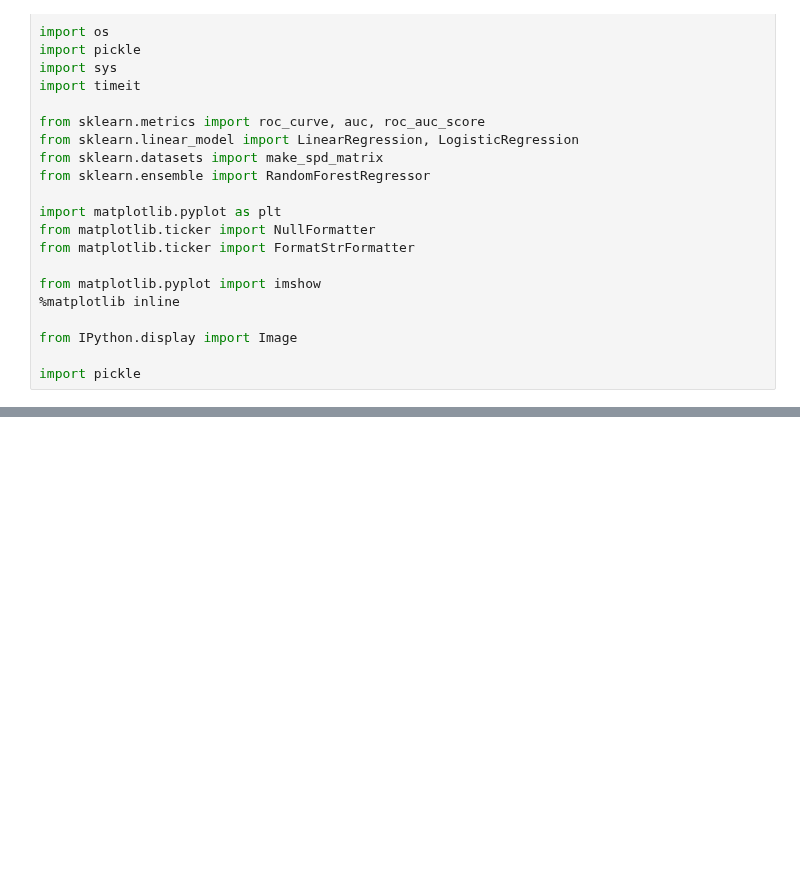
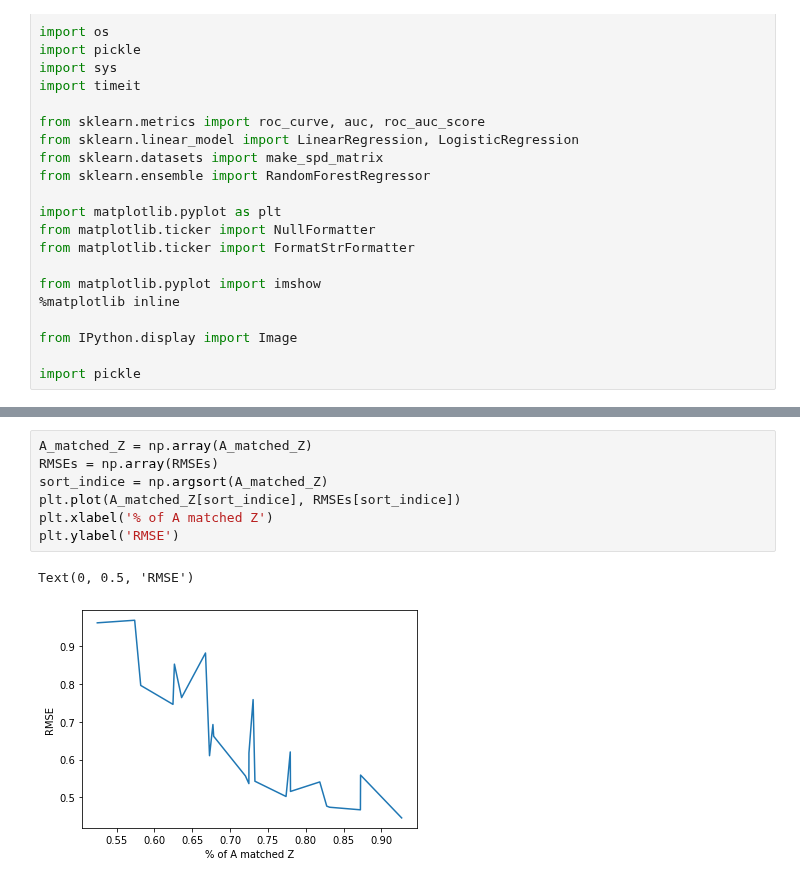
Before and after one commit to yanboxu/split-treatment-simulation, a Jupyter notebook: simulation.ipynb, the cells around one changed output, grey strips where cells are left out. Cells and saved outputs as stored; diff of their text form; blank space fills up the shorter version.

```diff
--- a/simulation.ipynb
+++ b/simulation.ipynb
@@ -27 +86,11 @@ import pickle
+# %%
+A_matched_Z = np.array(A_matched_Z)
+RMSEs = np.array(RMSEs)
+sort_indice = np.argsort(A_matched_Z)
+plt.plot(A_matched_Z[sort_indice], RMSEs[sort_indice])
+plt.xlabel('% of A matched Z')
+plt.ylabel('RMSE')
+# %% [output]
+Text(0, 0.5, 'RMSE')
+[figure, added]
 # %%
```
Also changed, not shown: parts of 10 cells of this notebook.
